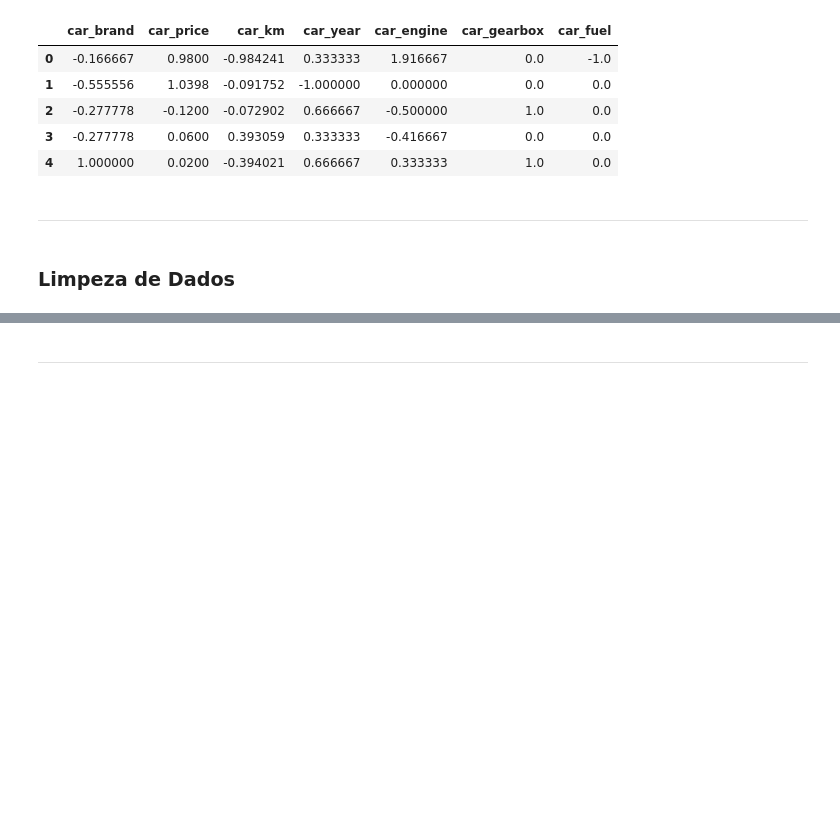
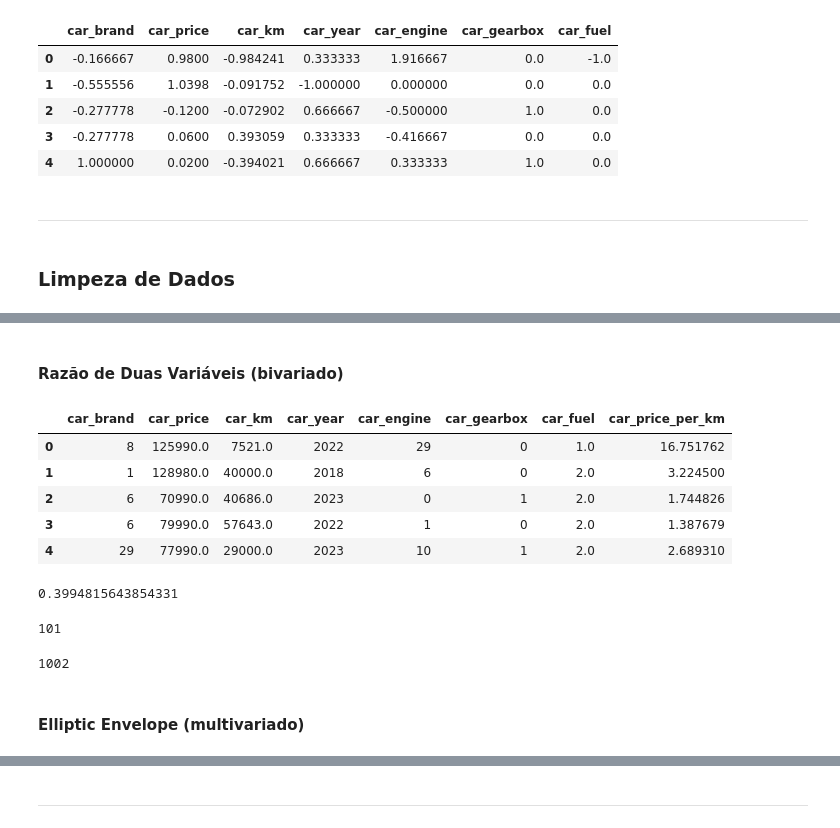
Before and after one commit to V1ct0rC/analise-seminovos-recife, a Jupyter notebook: TAGDI_Projeto_1.ipynb, the cells around one changed output, grey strips where cells are left out. Cells and saved outputs as stored; diff of their text form; code cells hidden in the pictures; blank space fills up the shorter version.

```diff
--- a/TAGDI_Projeto_1.ipynb
+++ b/TAGDI_Projeto_1.ipynb
@@ -405,0 +463,2 @@ fig.update_layout(height=900, width=970, title_text="Numerical Columns Outliers"
+# %% [markdown]
+#### Razão de Duas Variáveis (bivariado)
@@ -405,0 +477,11 @@ fig.update_layout(height=900, width=970, title_text="Numerical Columns Outliers"
+# %%
+df_cars_2_var = df_cars.copy()
+df_cars_2_var['car_price_per_km'] = df_cars_2_var['car_price'] / df_cars_2_var['car_km']
+df_cars_2_var.head()
+# %% [output]
+|  | car_brand | car_price | car_km | car_year | car_engine | car_gearbox | car_fuel | car_price_per_km |
+| 0 | 8 | 125990.0 | 7521.0 | 2022 | 29 | 0 | 1.0 | 16.751762 |
+| 1 | 1 | 128980.0 | 40000.0 | 2018 | 6 | 0 | 2.0 | 3.224500 |
+| 2 | 6 | 70990.0 | 40686.0 | 2023 | 0 | 1 | 2.0 | 1.744826 |
+| 3 | 6 | 79990.0 | 57643.0 | 2022 | 1 | 0 | 2.0 | 1.387679 |
+| 4 | 29 | 77990.0 | 29000.0 | 2023 | 10 | 1 | 2.0 | 2.689310 |
@@ -405,0 +511,5 @@ fig.update_layout(height=900, width=970, title_text="Numerical Columns Outliers"
+# %%
+mad = abs(df_cars_2_var['car_price_per_km_log'] - df_cars_2_var['car_price_per_km_log'].median()).median()*(1/0.6745)
+print(mad)
+# %% [output]
+0.3994815643854331
@@ -405,0 +523,11 @@ fig.update_layout(height=900, width=970, title_text="Numerical Columns Outliers"
+# %%
+len(df_cars_2_var[abs(df_cars_2_var['car_price_per_km_log']-df_cars_2_var['car_price_per_km_log'].median())/mad > 3.5])
+# %% [output]
+101
+# %%
+df_cars_2_var = df_cars_2_var[abs(df_cars_2_var['car_price_per_km_log']-df_cars_2_var['car_price_per_km_log'].median())/mad < 3.5]
+len(df_cars_2_var)
+# %% [output]
+1002
+# %% [markdown]
+#### Elliptic Envelope (multivariado)
```
Also changed, not shown: parts of 30 cells of this notebook.
